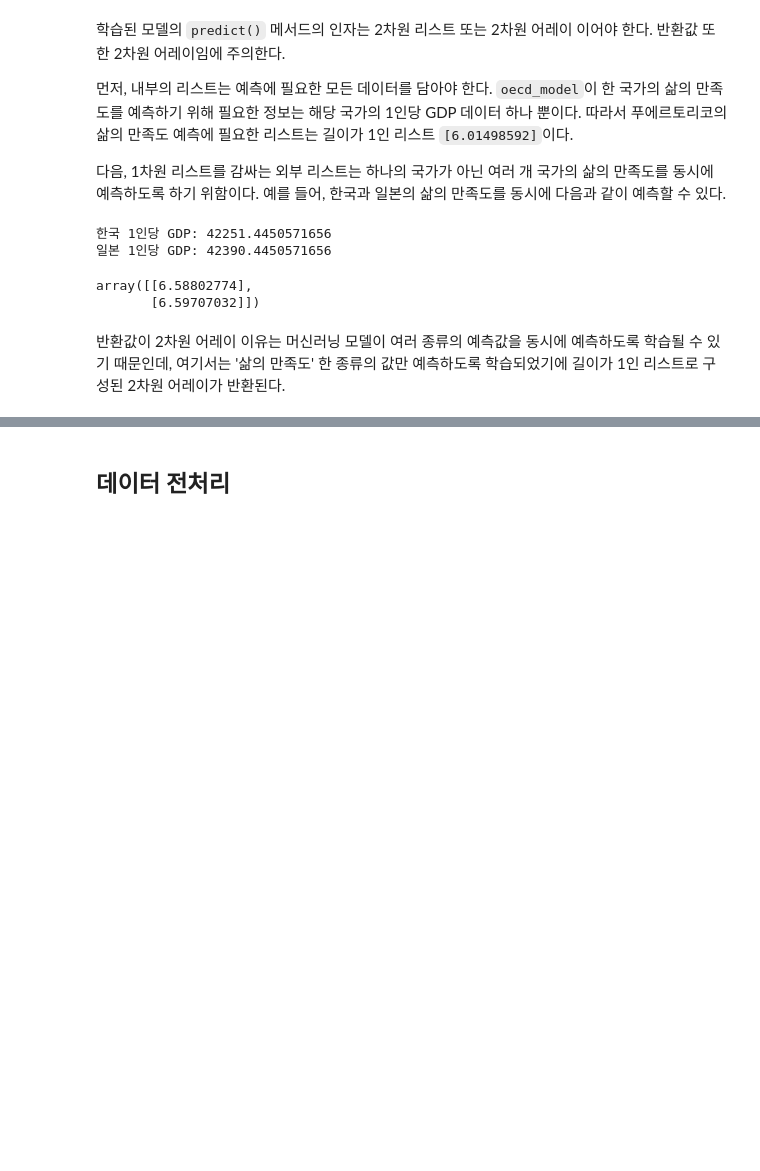
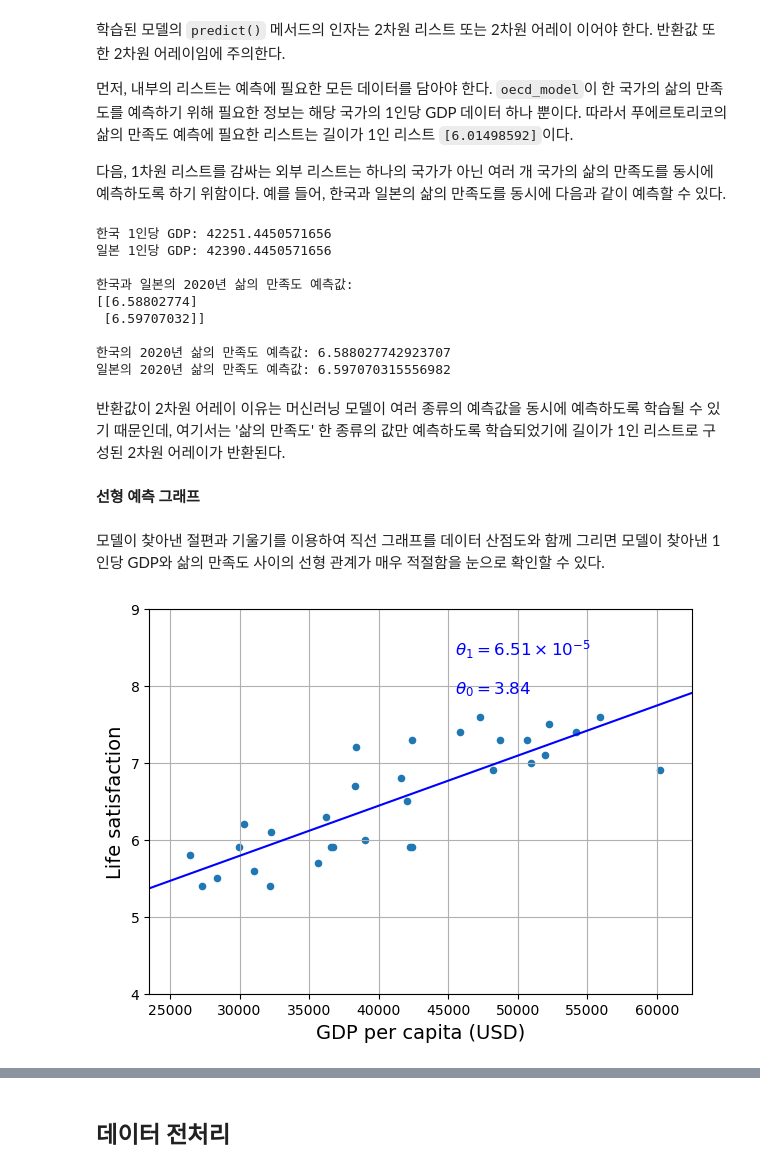
Before and after one commit to codingalzi/code-workout-ml, a Jupyter notebook: notebooks/code-ml_landscape.ipynb, the cells around one changed output, grey strips where cells are left out. Cells and saved outputs as stored; diff of their text form; code cells hidden in the pictures; blank space fills up the shorter version.

```diff
--- a/notebooks/code-ml_landscape.ipynb
+++ b/notebooks/code-ml_landscape.ipynb
@@ -214,6 +214,6 @@ y = lifesat[["Life satisfaction"]].values
 선형 회귀 모델을 지정하여 학습을 준비한다.
 # %%
 # Select a linear model
-oecd_model = LinearRegression()
+oecd_linear_model = LinearRegression()
 # %% [markdown]
 **선형 회귀 모델 학습**
@@ -219,0 +222,3 @@ oecd_model = LinearRegression()
+# %%
+# Train the model
+oecd_linear_model.fit(X, y)
@@ -227,0 +229,3 @@ LinearRegression()
+# %%
+theta_0, theta_1 = oecd_linear_model.intercept_[0], oecd_linear_model.coef_[0][0]
+print(f"theta_0={theta_0:.2f}, theta_1={theta_1:.2e}")
@@ -259,14 +280,48 @@ japan_gdp = lifesat_full.loc["Japan", gdppc_col]
 print("한국 1인당 GDP:", korea_gdp)
 print("일본 1인당 GDP:", japan_gdp)
 
-oecd_model.predict([[korea_gdp], [japan_gdp]])
+print()
+
+print('한국과 일본의 2020년 삶의 만족도 예측값:')
+korea_japan_life_satisfaction = oecd_linear_model.predict([[korea_gdp], [japan_gdp]])
+print(korea_japan_life_satisfaction)
+
+print()
+
+print("한국의 2020년 삶의 만족도 예측값:", korea_japan_life_satisfaction[0][0])
+print("일본의 2020년 삶의 만족도 예측값:", korea_japan_life_satisfaction[1][0])
 # %% [output]
 한국 1인당 GDP: 42251.4450571656
 일본 1인당 GDP: 42390.4450571656
+
+한국과 일본의 2020년 삶의 만족도 예측값:
+[[6.58802774]
+ [6.59707032]]
+
+한국의 2020년 삶의 만족도 예측값: 6.588027742923707
+일본의 2020년 삶의 만족도 예측값: 6.597070315556982
-array([[6.58802774],
-       [6.59707032]])
 # %% [markdown]
 반환값이 2차원 어레이 이유는 머신러닝 모델이
 여러 종류의 예측값을 동시에 예측하도록 학습될 수 있기 때문인데,
 여기서는 '삶의 만족도' 한 종류의 값만 예측하도록 학습되었기에 길이가 1인 리스트로 구성된
 2차원 어레이가 반환된다.
+# %% [markdown]
+**선형 예측 그래프**
+# %% [markdown]
+모델이 찾아낸 절편과 기울기를 이용하여 직선 그래프를 데이터 산점도와 함께
+그리면 모델이 찾아낸 1인당 GDP와 삶의 만족도 사이의 선형 관계가 매우 적절함을 눈으로 확인할 수 있다.
+# %%
+lifesat.plot(kind='scatter', figsize=(7, 5), grid=True, x=gdppc_col, y=lifesat_col)
+
+X_range = np.linspace(min_gdp, max_gdp, 1000)
+plt.plot(X_range, theta_0 + theta_1 * X_range, "b")
+
+plt.text(min_gdp + 22_000, max_life_sat - 1.1,
+         fr"$\theta_0 = {theta_0:.2f}$", color="b")
+plt.text(min_gdp + 22_000, max_life_sat - 0.6,
+         fr"$\theta_1 = {theta_1 * 1e5:.2f} \times 10^{{-5}}$", color="b")
+
+plt.axis([min_gdp, max_gdp, min_life_sat, max_life_sat])
+plt.show()
+# %% [output]
+[figure, added]
```
Also changed, not shown: parts of 36 cells of this notebook.
